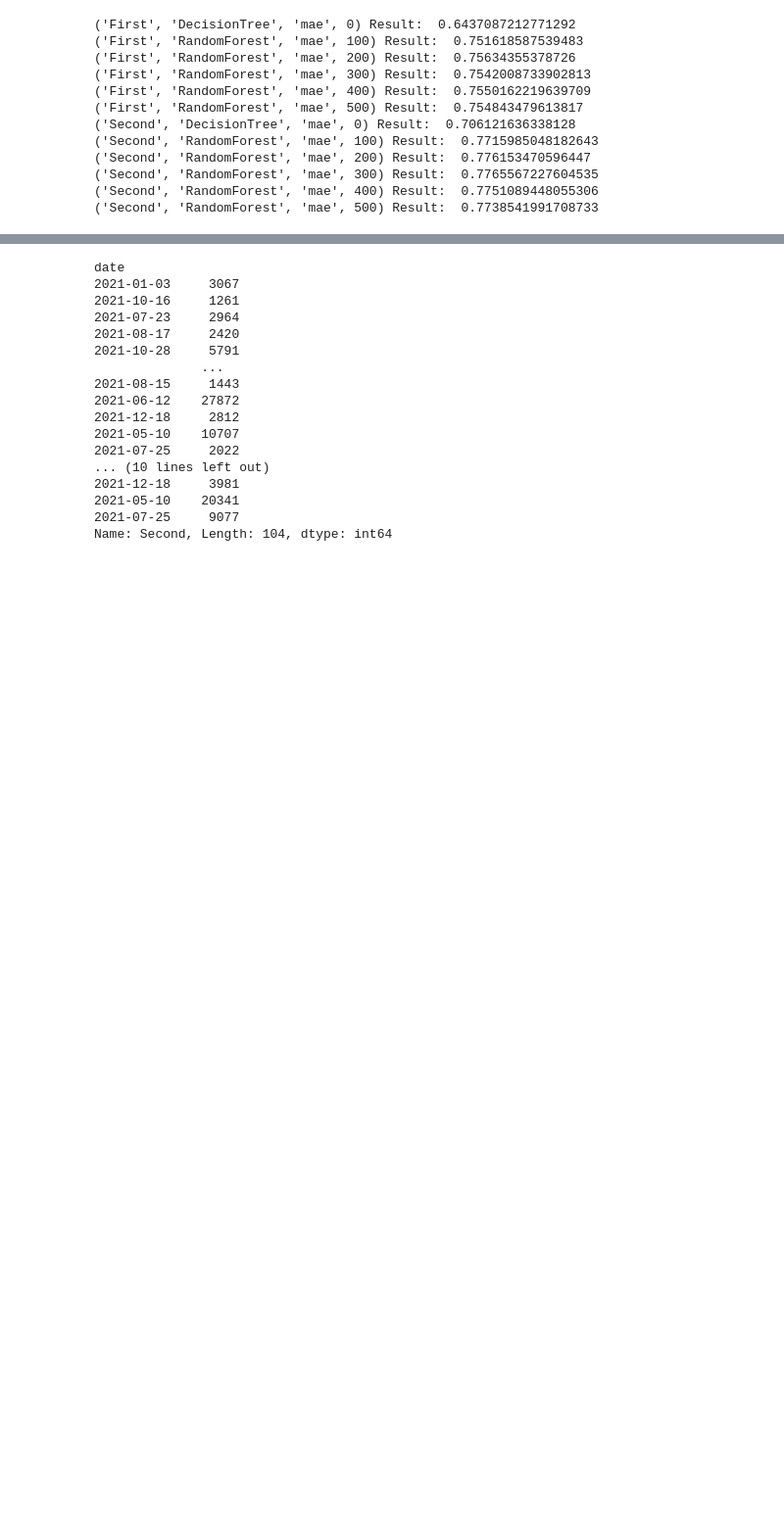
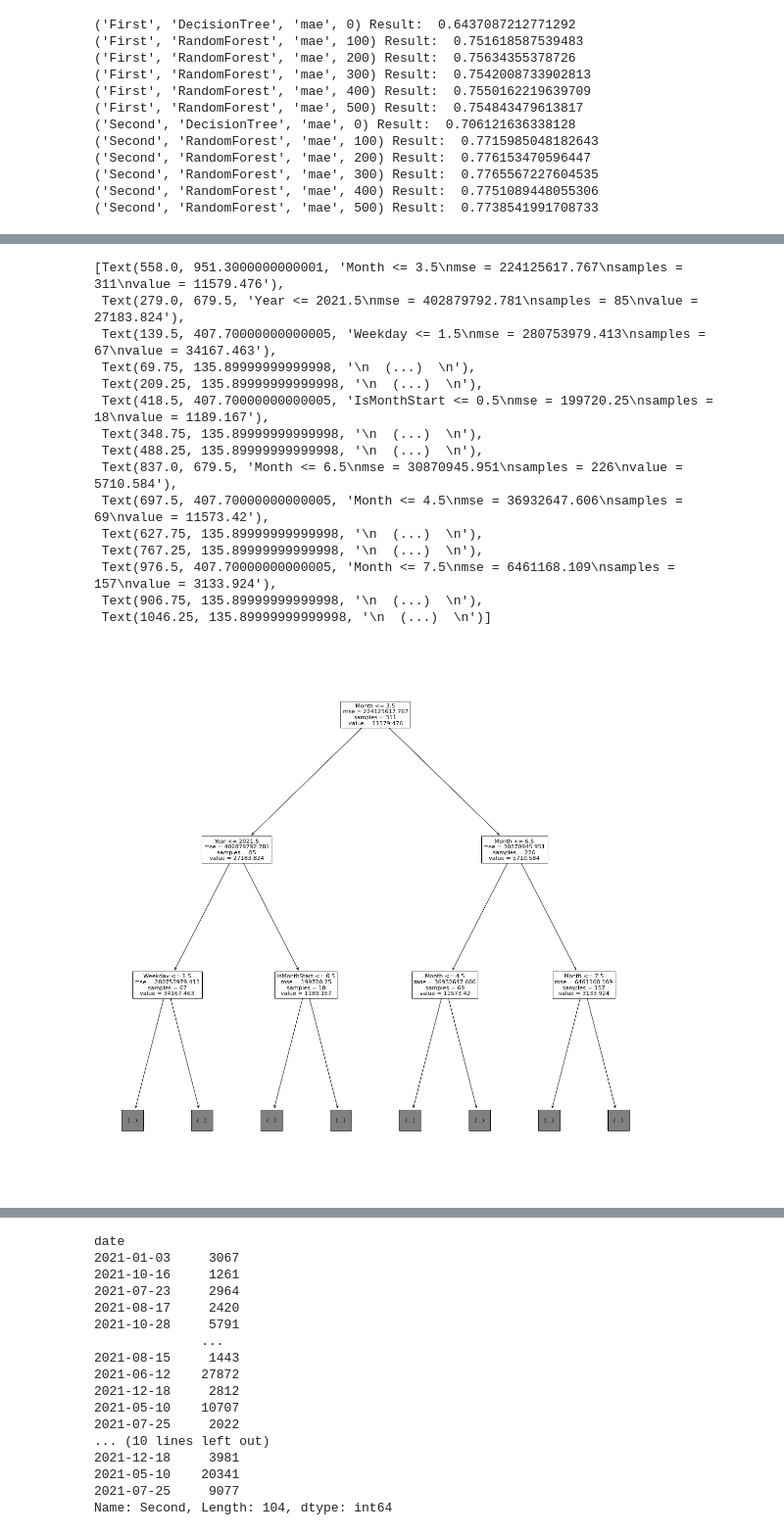
Before and after one commit to mechtal/Vaccination_UK, a Jupyter notebook: ML.ipynb, the cells around one changed output, grey strips where cells are left out. Shown at 98% size. Saved outputs shown, nothing was run; the diff lists cells and outputs as text; code cells hidden in the pictures; blank space fills up the shorter version.

Commit message:
#4 Added plots for models
Used
from sklearn import tree
from sklearn.tree import export_text

```diff
--- a/ML.ipynb
+++ b/ML.ipynb
@@ -229,0 +263,21 @@ for res in results.keys():
+# %%
+plt.figure(figsize=(20,20))
+# feature_columns is defined above
+tree.plot_tree(results[("First", "DecisionTree", "model", 0)], max_depth=2, feature_names=feature_columns)
+# %% [output]
+[Text(558.0, 951.3000000000001, 'Month <= 3.5\nmse = 224125617.767\nsamples = 311\nvalue = 11579.476'),
+ Text(279.0, 679.5, 'Year <= 2021.5\nmse = 402879792.781\nsamples = 85\nvalue = 27183.824'),
+ Text(139.5, 407.70000000000005, 'Weekday <= 1.5\nmse = 280753979.413\nsamples = 67\nvalue = 34167.463'),
+ Text(69.75, 135.89999999999998, '\n  (...)  \n'),
+ Text(209.25, 135.89999999999998, '\n  (...)  \n'),
+ Text(418.5, 407.70000000000005, 'IsMonthStart <= 0.5\nmse = 199720.25\nsamples = 18\nvalue = 1189.167'),
+ Text(348.75, 135.89999999999998, '\n  (...)  \n'),
+ Text(488.25, 135.89999999999998, '\n  (...)  \n'),
+ Text(837.0, 679.5, 'Month <= 6.5\nmse = 30870945.951\nsamples = 226\nvalue = 5710.584'),
+ Text(697.5, 407.70000000000005, 'Month <= 4.5\nmse = 36932647.606\nsamples = 69\nvalue = 11573.42'),
+ Text(627.75, 135.89999999999998, '\n  (...)  \n'),
+ Text(767.25, 135.89999999999998, '\n  (...)  \n'),
+ Text(976.5, 407.70000000000005, 'Month <= 7.5\nmse = 6461168.109\nsamples = 157\nvalue = 3133.924'),
+ Text(906.75, 135.89999999999998, '\n  (...)  \n'),
+ Text(1046.25, 135.89999999999998, '\n  (...)  \n')]
+[figure, added]
```
Also changed, not shown: parts of 16 cells of this notebook.
